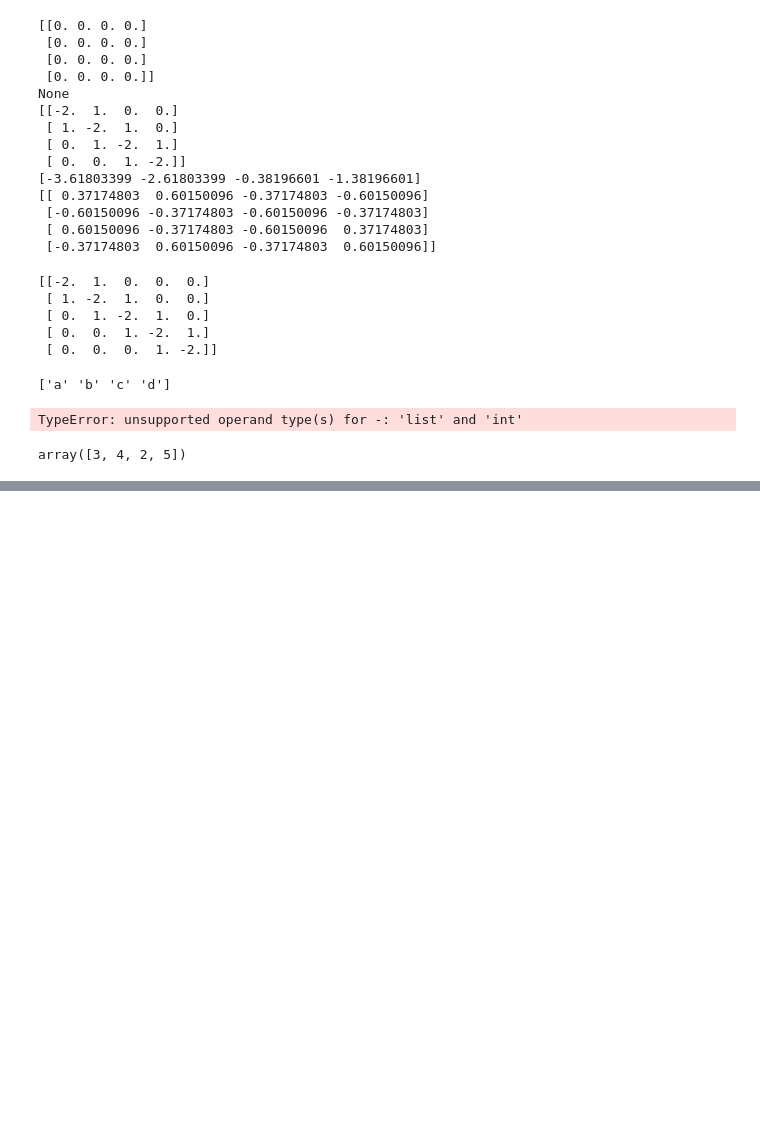
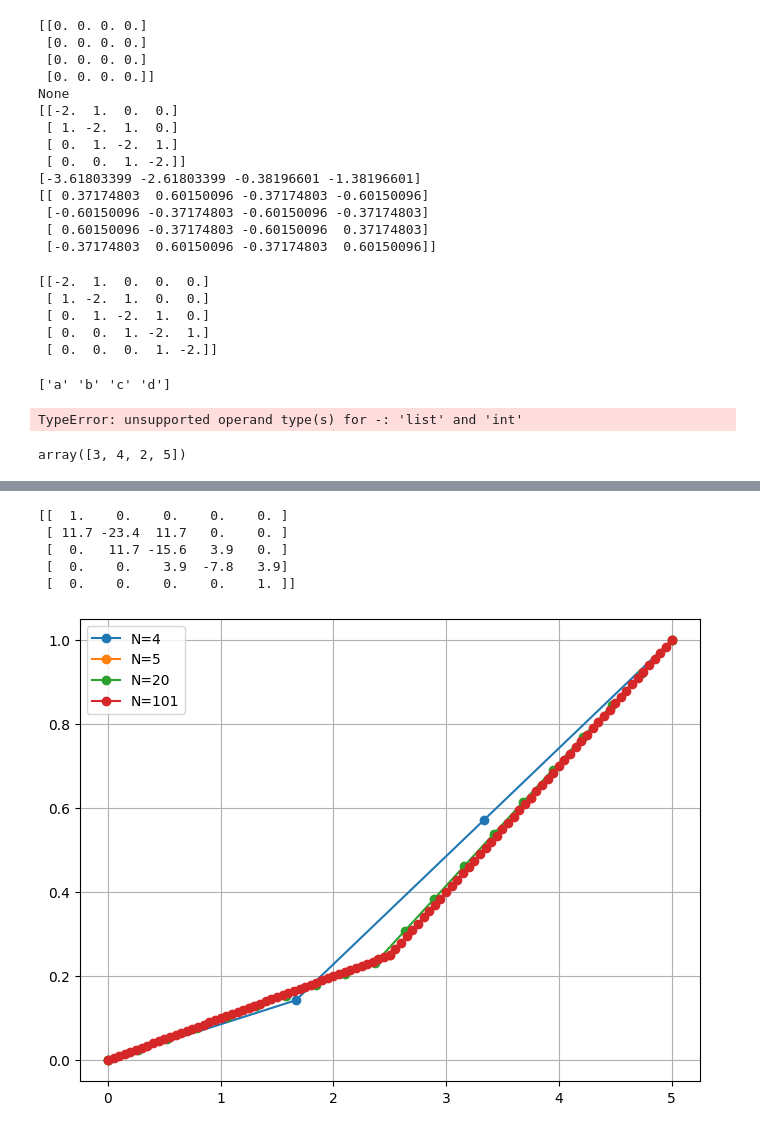
Before and after one commit to Shinchul-Park/Physics_mosfet_Hong, a Jupyter notebook: 02_infinite potential well2.ipynb, the cells around one changed output, grey strips where cells are left out. Cells and saved outputs as stored; diff of their text form; code cells hidden in the pictures; blank space fills up the shorter version.

```diff
--- a/02_infinite potential well2.ipynb
+++ b/02_infinite potential well2.ipynb
@@ -546,0 +598,62 @@ plt.show()
+# %%
+import numpy as np
+import matplotlib.pyplot as plt
+
+def build_matrix(N, a, e1, e2):
+    dx = a / (N - 1)
+    A = np.zeros((N, N))
+    b = np.zeros((N, 1))
+    x = np.arange(N) * dx
+
+    # 중간 경계 인덱스 계산
+    mid_index = int((a / 2) / dx)
+
+    for ii in range(1, N - 1):
+        if ii < mid_index:
+            A[ii, ii - 1], A[ii, ii], A[ii, ii + 1] = e1, -2 * e1, e1
+        elif ii == mid_index:
+            A[ii, ii - 1], A[ii, ii], A[ii, ii + 1] = e1, -e1 - e2, e2
+        else:
+            A[ii, ii - 1], A[ii, ii], A[ii, ii + 1] = e2, -2 * e2, e2
+
+    # 경계 조건
+    A[0, 0] = 1
+    b[0] = 0
+    A[N - 1, N - 1] = 1
+    b[N - 1] = 1
+
+    return A, b, x
+
+def solve_potential(N=10, a=5, e1=11.7, e2=3.9):
+    A, b, x = build_matrix(N, a, e1, e2)
+    phi = np.linalg.solve(A, b)
+    return x, phi
+
+def plot_phi(x, phi):
+    plt.plot(x, phi, 'bo-')
+    plt.xlabel('position (nm)')
+    plt.ylabel('phi (1)')
+    plt.grid()
+    plt.show()
+'''
+def print_phi(phi):
+    for idx, value in enumerate(phi):
+        print(f"Index {idx}: Value {value[0]}")
+'''
+N_values = [4,5,20,101]
+print(A)
+plt.figure(figsize=(8, 6))
+
+for N in N_values:
+    x, phi = solve_potential(N)
+    plt.plot(x, phi, "o-", label=f"N={N}")
+
+plt.grid(True), plt.legend()
+plt.show()
+# %% [output]
+[[  1.    0.    0.    0.    0. ]
+ [ 11.7 -23.4  11.7   0.    0. ]
+ [  0.   11.7 -15.6   3.9   0. ]
+ [  0.    0.    3.9  -7.8   3.9]
+ [  0.    0.    0.    0.    1. ]]
+[figure, added]
```
Also changed, not shown: parts of 4 cells of this notebook.
